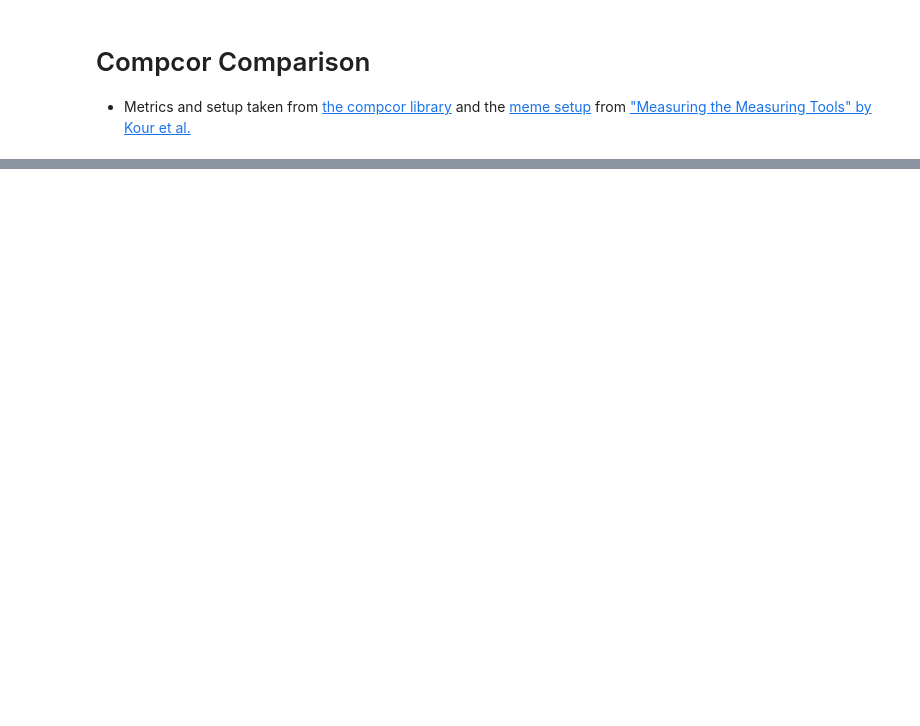
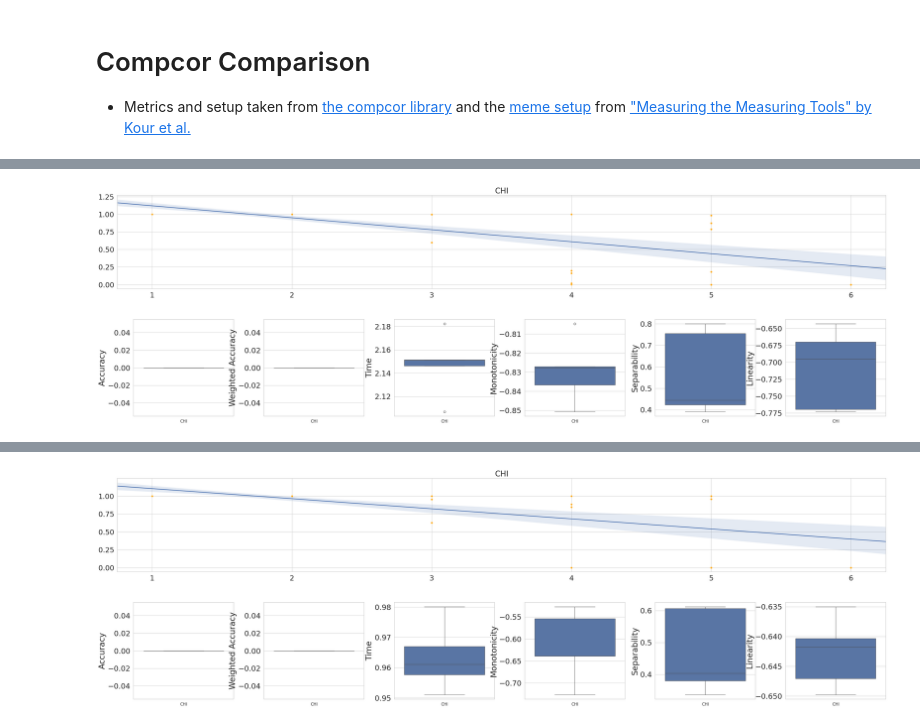
Before and after one commit to isabel-ronan/zeroShotSimilarity, a Jupyter notebook: comparingCorpora/compcorImplementation.ipynb, the cells around one changed output, grey strips where cells are left out. Drawn from its saved outputs; the diff is of its cells as text; code cells hidden in the pictures; blank space fills up the shorter version.

Commit message:
set-up-ksc-size-imbalance-and-add-biber-trad-and-zero

```diff
--- a/comparingCorpora/compcorImplementation.ipynb
+++ b/comparingCorpora/compcorImplementation.ipynb
@@ -117,14 +112,14 @@ def metric_separability(ells, distances):
 	df = pd.DataFrame(data=list(zip(ells, distances)), columns=['ell', 'distance'])
 	model = ols('distance ~ C(ell)', data=df).fit()
 	aov_table = sm.stats.anova_lm(model, typ=2)
-	return anova_table(aov_table)['omega_sq'][0]
+	return anova_table(aov_table).loc['C(ell)', 'omega_sq']
 
 # Helper function for anova table.
 def anova_table(aov):
 	aov['mean_sq'] = aov[:]['sum_sq'] / aov[:]['df']
-	aov['eta_sq'] = aov[:-1]['sum_sq'] / sum(aov['sum_sq'])
-	aov['omega_sq'] = (aov[:-1]['sum_sq'] - (aov[:-1]['df'] * aov['mean_sq'][-1])) / (
-				sum(aov['sum_sq']) + aov['mean_sq'][-1])
+	aov['eta_sq'] = aov.iloc[:-1]['sum_sq'] / sum(aov['sum_sq'])
+	aov['omega_sq'] = (aov.iloc[:-1]['sum_sq'] - (aov.iloc[:-1]['df'] * aov['mean_sq'].iloc[-1])) / (
+                sum(aov['sum_sq']) + aov['mean_sq'].iloc[-1])
 	cols = ['sum_sq', 'df', 'mean_sq', 'F', 'PR(>F)', 'eta_sq', 'omega_sq']
 	aov = aov[cols]
 	return aov
@@ -135,7 +130,9 @@ def metric_linearity(ells, distances):
 
 # Helper function for robustness.
 def metric_size_robustness(sizes, distances, true_distance):
-	return 1 - np.nansum(np.abs((distances - true_distance))) / (true_distance * 10 * len(np.unique(sizes)))
+	# Add epsilon to prevent zero divide.
+	epsilon = 1e-8
+	return 1 - np.nansum(np.abs((distances - true_distance))) / ((true_distance + epsilon) * 10 * len(np.unique(sizes)))
 
 # Helper function for metric imbalance robustness.
 def metric_imbalance_robustness(sizes, comp_sizes, distances, true_distance):
@@ -283,6 +235,4 @@ train_dfs
 # %%
-# ------------------ Functions to compute Known Similarity Corpora experiments. (KSC_experiment.py) ------------------
-
 SMALL_SIZE = 15
 matplotlib.rc('font', size=SMALL_SIZE)
 matplotlib.rc('axes', titlesize=SMALL_SIZE)
@@ -323,13 +273,13 @@ def runKSC(metrics, metric_names, corpus1:Corpus, corpus2:Corpus, n=30, k=7, rep
 			separability = metric_separability(ells, ds_normalized)
 			linearity = metric_linearity(ells, ds_normalized)
 			ksc_results.append(
-				[metric_names[metric_idx], accuracy, weighted_accuracy, ksc_time, monotonicity, separability, linearity])
+                [metric_names[metric_idx], accuracy, weighted_accuracy, ksc_time, monotonicity, separability, linearity])
 
 	metrics_measures_df = pd.DataFrame(data=ksc_results, columns=['metric'] + ksc_measures)
 	metrics_measures_df['Time'] = (1 / metrics_measures_df['Time'])/100
 
 	all_distance_samples_df = pd.DataFrame(data=distance_results,
-									columns=['metric', 'repetition', 'i', 'j', 'l', 'distance', 'distance_score'])
+                                	columns=['metric', 'repetition', 'i', 'j', 'l', 'distance', 'distance_score'])
 	all_distance_samples_df["l"] = pd.to_numeric(all_distance_samples_df["l"])
 	all_distance_samples_df["distance"] = pd.to_numeric(all_distance_samples_df["distance"])
 	all_distance_samples_df["distance_score"] = pd.to_numeric(all_distance_samples_df["distance_score"])
@@ -345,55 +295,67 @@ def plotKSC(all_distance_samples_df):
 
 	metrics_names = np.unique(all_distance_samples_df['metric'])
 	fig, axlist = plt.subplots(1, len(metrics_names), figsize=(35, 5))
+	if len(metrics_names) == 1:
+		axlist = [axlist]
 	for i, metric in enumerate(metrics_names):
 		metric_df = all_distance_samples_df[all_distance_samples_df['metric'] == metric]
 		sns.scatterplot(x='l', y='distance', data=metric_df, ax=axlist[i], color='orange')
 		sns.regplot(x='l', y='distance', data=metric_df, ax=axlist[i],
 					scatter=False, truncate=False)
 		axlist[i].set_title('{}'.format(metric))
-	[axi.set(xlabel=None) for axi in axlist]
-	[axi.set(ylabel=None) for axi in axlist]
+		axlist[i].set_xlabel('')
+		axlist[i].set_ylabel('')
 
 	plt.subplots_adjust(left=0.05,
-						bottom=0.1,
-						right=0.99,
-						top=0.9,
-						wspace=0.3,
-						hspace=0.4)
+                        bottom=0.1,
+                        right=0.99,
+                        top=0.9,
+                        wspace=0.3,
+                        hspace=0.4)
 
 	plt.show()
 
 
 def plot_measures_results(metrics_measures_df):
 	fig, ax = plt.subplots(1, 6, figsize=(35, 5))
-	[sns.boxplot(ax=ax[i], x='metric', y=measure, data=metrics_measures_df) for i, measure in enumerate(ksc_measures)]
+	if isinstance(ax, np.ndarray):
+		ax = ax.flatten()
+	else:
+		ax = [ax]
+	for i, measure in enumerate(ksc_measures):
+		sns.boxplot(ax=ax[i], x='metric', y=measure, data=metrics_measures_df)
+		ax[i].set_xlabel('')
+		ax[i].tick_params(axis='x', labelsize=12)
 
 	plt.subplots_adjust(left=0.1,
-						bottom=0.1,
-						right=0.99,
-						top=0.9,
-						wspace=0.3,
-						hspace=0.4)
+                        bottom=0.1,
+                        right=0.99,
+                        top=0.9,
+                        wspace=0.3,
+                        hspace=0.4)
 
-	[axi.set(xlabel=None) for axi in ax]
-	[axi.set_xticklabels(ax[0].get_xticklabels(), fontsize=12) for axi in ax]
 	# plt.savefig('ksc_metrics.png')
 	plt.show()
 
 
-L = [20, 5]
-H = [10, 110]
+
+L = [100, 7]
+H = [100, 12]
 rep = 5
 
 max_samples = H[0] * H[1] * rep
-output_folder = 'outputCompcor/ksc_measures'
-# ISABEL HERE MAKE THIS WORK BETTER!
-# clinc, banking, atis, yahoo = load_data(max_samples)
+# print(f"Max Samples: {max_samples}")
+output_folder = './outputCompcor/ksc_measures/'
+os.makedirs(output_folder, exist_ok=True)
+
+clinc, banking, atis, yahoo = load_data(max_samples)
 
 for R in [L,H]:
-	for i, pair in enumerate([('clinc150', 'banking77'), ('atis', 'yahoo')]):
-		results_file_name = os.path.join(output_folder, f"pair{i}_{R[0]}_{R[1]}_")
-		metrics_measures_df, all_distance_samples_df = runKSC(metrics, metrics_names, datasets_dict[pair[0]], datasets_dict[pair[1]], n=R[0], k=R[1], repetitions=rep, output=results_file_name)
+	for i, pair in enumerate([(clinc, banking), (atis, yahoo)]):
+		results_file_name = os.path.join(output_folder, "pair{}_{}_{}_".format(i, R[0], R[1]))
+		metrics_measures_df, all_distance_samples_df = \
+			runKSC(metrics, metrics_names, pair[0], pair[1], n=R[0], k=R[1], repetitions=rep, output=results_file_name)
 		plotKSC(all_distance_samples_df)
 		plot_measures_results(metrics_measures_df)
 		mu12, std12 = summarize_results(metrics_measures_df)
+# %% [output]
@@ -399,0 +386,2 @@ for R in [L,H]:
+[figure, added]
+[figure, added]
@@ -399,0 +412,2 @@ for R in [L,H]:
+[figure, added]
+[figure, added]
```
Also changed, not shown: parts of 7 cells of this notebook, 3 other files.
